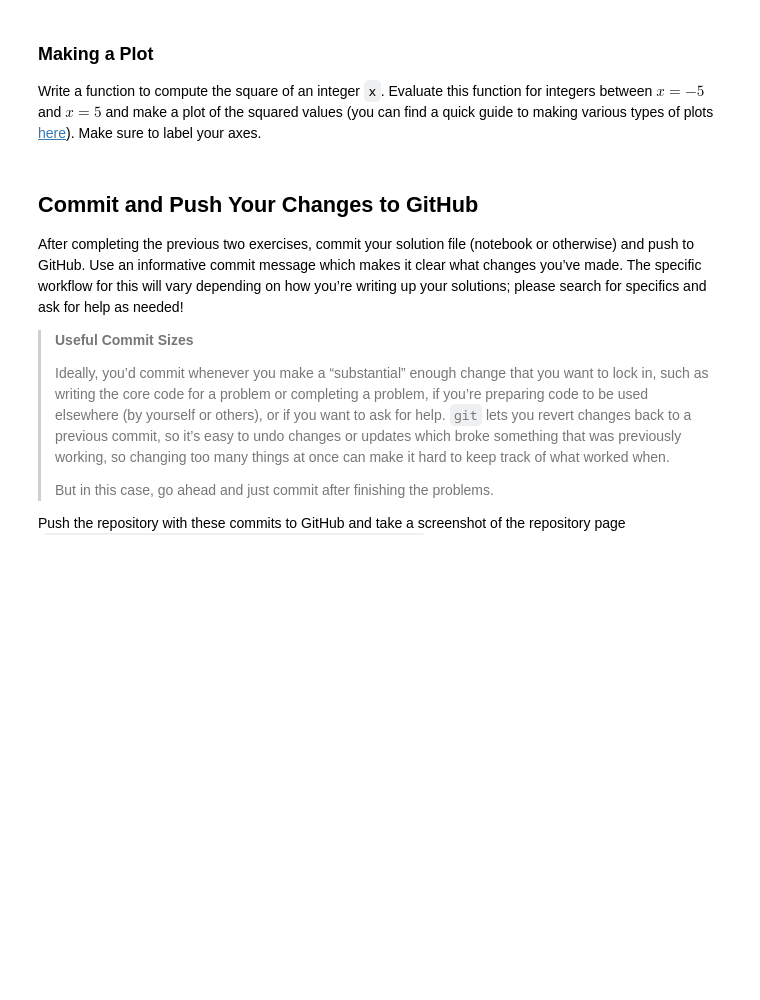
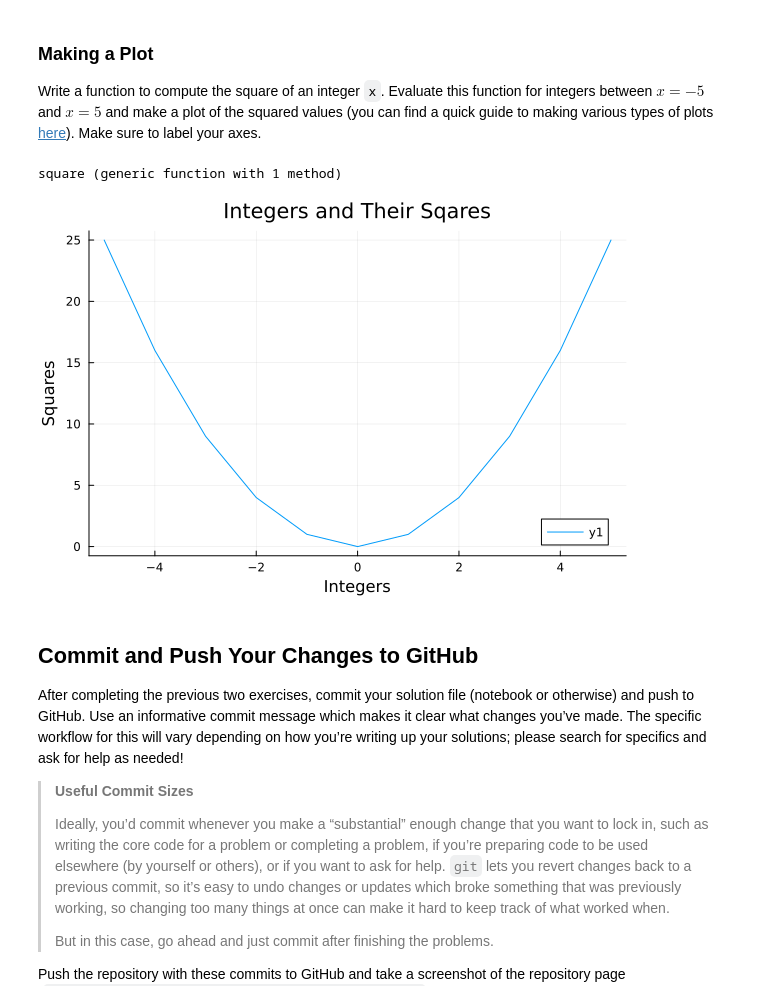
Before and after one commit to BEE4750-FA24/lab-1-srb289, a Jupyter notebook: lab01.ipynb, the cells around one changed output. Cells and saved outputs as stored; diff of their text form; code cells hidden in the pictures; blank space fills up the shorter version.

```diff
--- a/lab01.ipynb
+++ b/lab01.ipynb
@@ -253,3 +263,22 @@ Make sure to label your axes.
+# %%
+function square(x)
+    return(x*x)
+end
+# %% [output]
+square (generic function with 1 method)
+# %%
+l = -5:5
+squares = zeros(11)
+for i in 1:length(l)
+    squares[i] = square(l[i])
+end
+# %%
+plot(l,squares)
+xlabel!("Integers")
+ylabel!("Squares")
+title!("Integers and Their Sqares")
+# %% [output]
+[figure, added]
 # %% [markdown]
 ## Commit and Push Your Changes to GitHub
 
```
Also changed, not shown: parts of 6 cells of this notebook.
